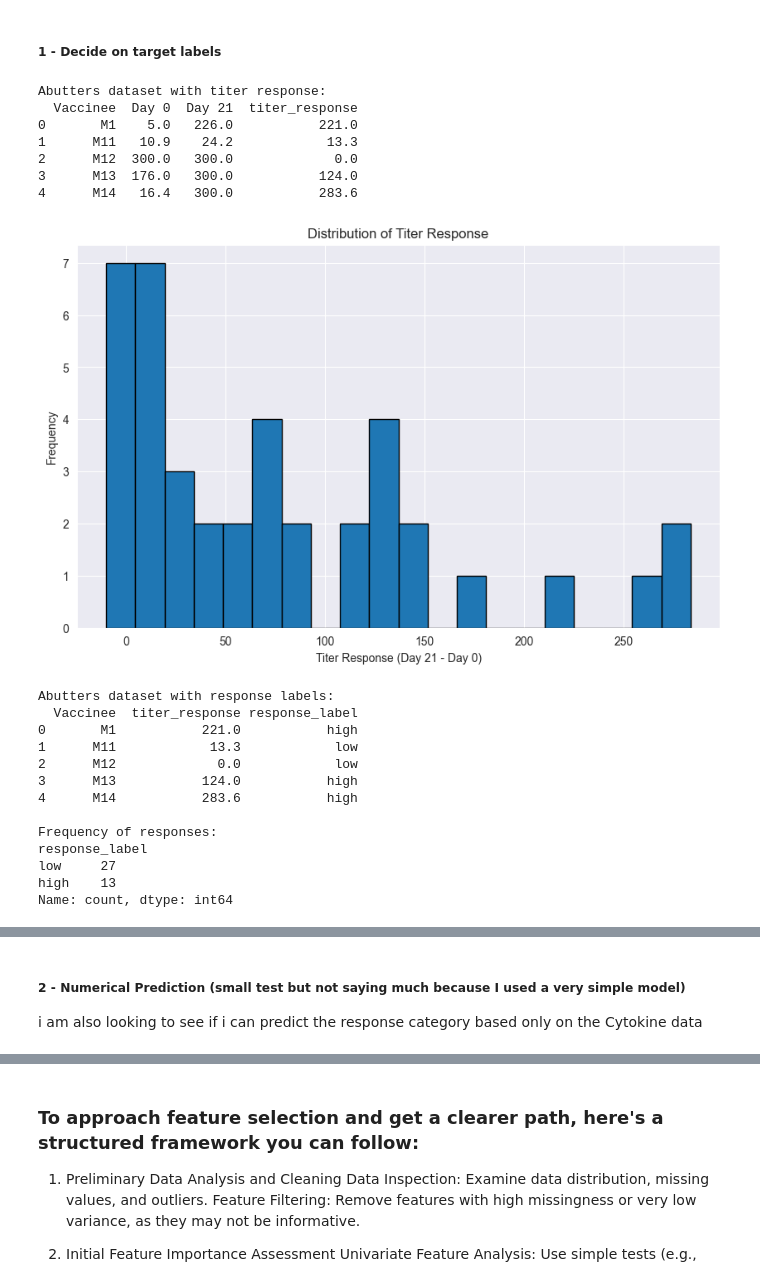
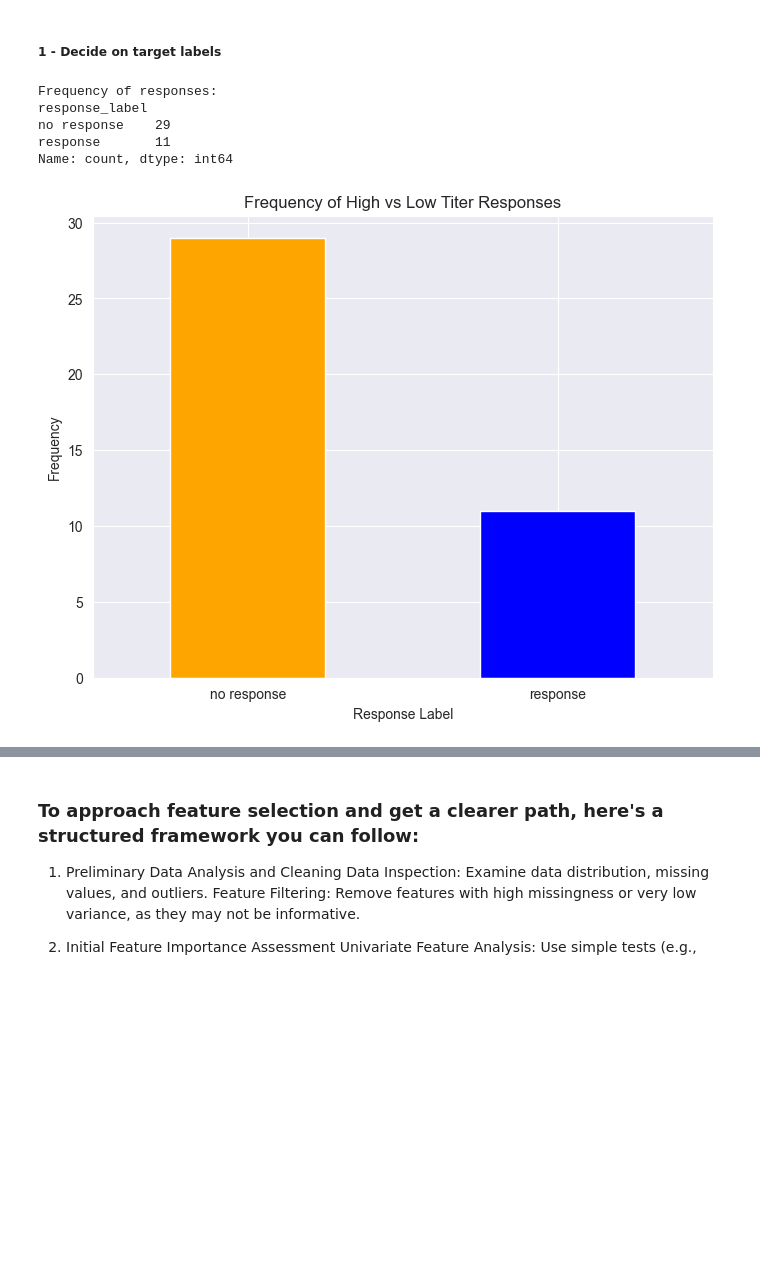
Before and after one commit to Elias-Dams/multimodal-data-integration-predictive-modeling-measles-vaccine-response-cross-validation, a Jupyter notebook: exploration/first_data_exploration.ipynb, the cells around one changed output, grey strips where cells are left out. Saved outputs shown, nothing was run; the diff lists cells and outputs as text; code cells hidden in the pictures; blank space fills up the shorter version.

```diff
--- a/exploration/first_data_exploration.ipynb
+++ b/exploration/first_data_exploration.ipynb
@@ -37,12 +46,12 @@ from imblearn.over_sampling import SMOTE
 # %%
 # Load the antibody titers data (response profile)
-abtiters = pd.read_csv('../data/abtiters.csv')
+abtiters = pd.read_csv('../data/antibody_df.csv')
 
 # Load the cytokines data
 cytokines = pd.read_csv('../data/cytokines_data.csv')
 
-# Load the cyto data
-cyto = pd.read_csv('../data/cyto_data.csv')
+# Load the cytometry data
+cytometry = pd.read_csv('../data/cyto_data.csv')
 # %%
 # Display the first few rows of each dataset
 print("Abutters (antibody titers) dataset:")
@@ -153,62 +150,42 @@ None
 # %% [markdown]
 ##### 1 - Decide on target labels
 # %%
-# Calculate the difference between Day 21 and Day 0 antibody titers
-abtiters['titer_response'] = abtiters['Day 21'] - abtiters['Day 0']
-
-print("\nAbutters dataset with titer response:")
-print(abtiters[['Vaccinee', 'Day 0', 'Day 21', 'titer_response']].head())
-
-# Plot the distribution of titer_response
-plt.figure(figsize=(10, 6))
-plt.hist(abtiters['titer_response'], bins=20, edgecolor='black')
-plt.title('Distribution of Titer Response')
-plt.xlabel('Titer Response (Day 21 - Day 0)')
-plt.ylabel('Frequency')
-plt.grid(True)
-plt.show()
-
-# Define a threshold for high vs. low response
-threshold = 100  # I chose 100 based on the plot (a little trail and error)
-abtiters['response_label'] = abtiters['titer_response'].apply(lambda x: 'high' if x > threshold else 'low')
-
-print("\nAbutters dataset with response labels:")
-print(abtiters[['Vaccinee', 'titer_response', 'response_label']].head())
+# Count the frequency of each label
+abtiters['response_label'] = abtiters['quadrant'].apply(lambda x: 'response' if x == 'responder' else 'no response')
 
 # Count the frequency of each label
 response_counts = abtiters['response_label'].value_counts()
 
 print("\nFrequency of responses:")
 print(response_counts)
 
 # Plot the frequency of high vs. low responses as a bar plot
 plt.figure(figsize=(8, 6))
-response_counts.plot(kind='bar', color=['blue', 'orange'])
+response_counts.plot(kind='bar', color=['orange', 'blue'])
 plt.title('Frequency of High vs Low Titer Responses')
 plt.xlabel('Response Label')
 plt.ylabel('Frequency')
 plt.xticks(rotation=0)
 plt.grid(True)
 plt.show()
+
+colors = {'response': 'blue', 'no response': 'orange'}
+plt.figure(figsize=(8, 6))
+for label, group in abtiters.groupby('response_label'):
+    plt.scatter(group['Day 0'], group['Day 21'], color=colors[label], label=label)
+
+# Plot reference line y = x
+plt.plot([0, max(abtiters['Day 0'])], [0, max(abtiters['Day 21'])], color='red', linestyle='-', linewidth=1)
+
+# Labeling and legend
+plt.xlabel('Day 0')
+plt.ylabel('Day 21')
+plt.legend(title="Titer Response")
+plt.show()
 # %% [output]
-Abutters dataset with titer response:
-  Vaccinee  Day 0  Day 21  titer_response
-0       M1    5.0   226.0           221.0
-1      M11   10.9    24.2            13.3
-2      M12  300.0   300.0             0.0
-3      M13  176.0   300.0           124.0
-4      M14   16.4   300.0           283.6
+Frequency of responses:
+response_label
+no response    29
+response       11
+Name: count, dtype: int64
-[figure, old version]
+[figure, new version]
-Abutters dataset with response labels:
-  Vaccinee  titer_response response_label
-0       M1           221.0           high
-1      M11            13.3            low
-2      M12             0.0            low
-3      M13           124.0           high
-4      M14           283.6           high
-
-Frequency of responses:
-response_label
-low     27
-high    13
-Name: count, dtype: int64
@@ -216,3 +192,0 @@ Name: count, dtype: int64
-# %% [markdown]
-##### 2 - Numerical Prediction (small test but not saying much because I used a very simple model)
-i am also looking to see if i can predict the response category based only on the Cytokine data
```
Also changed, not shown: parts of 57 cells of this notebook, 10 other files.
